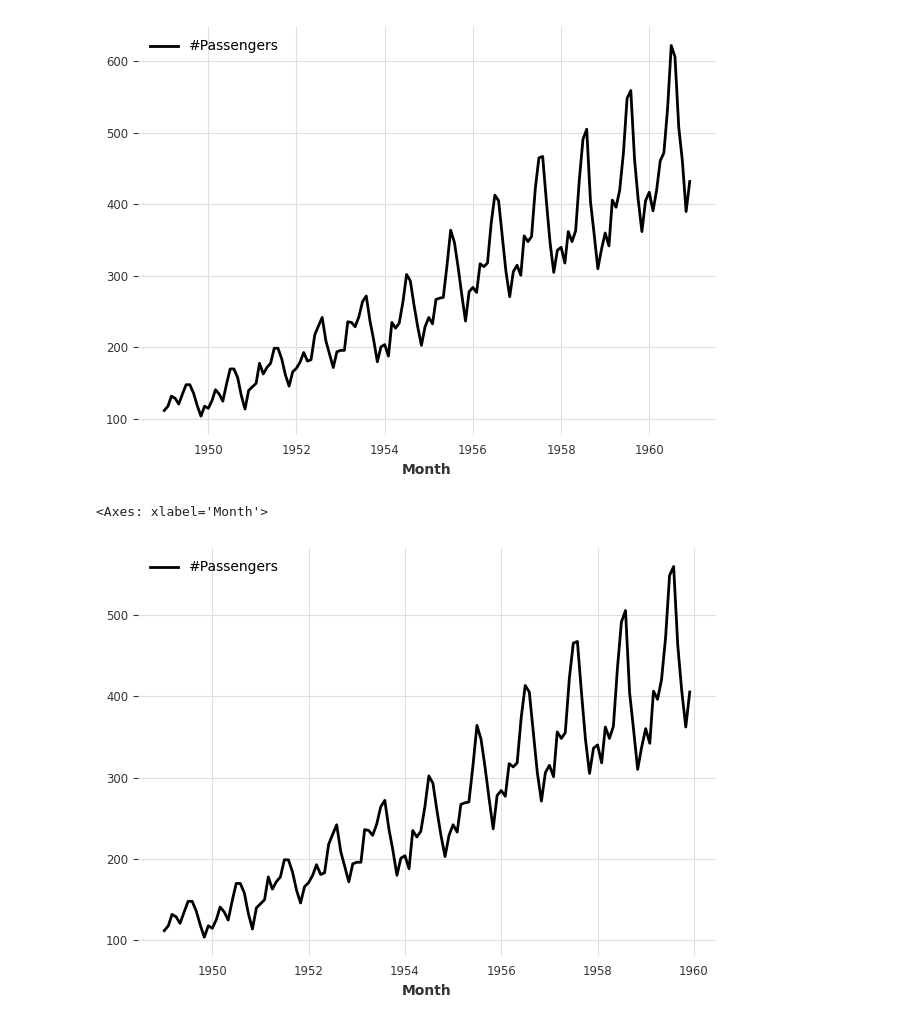
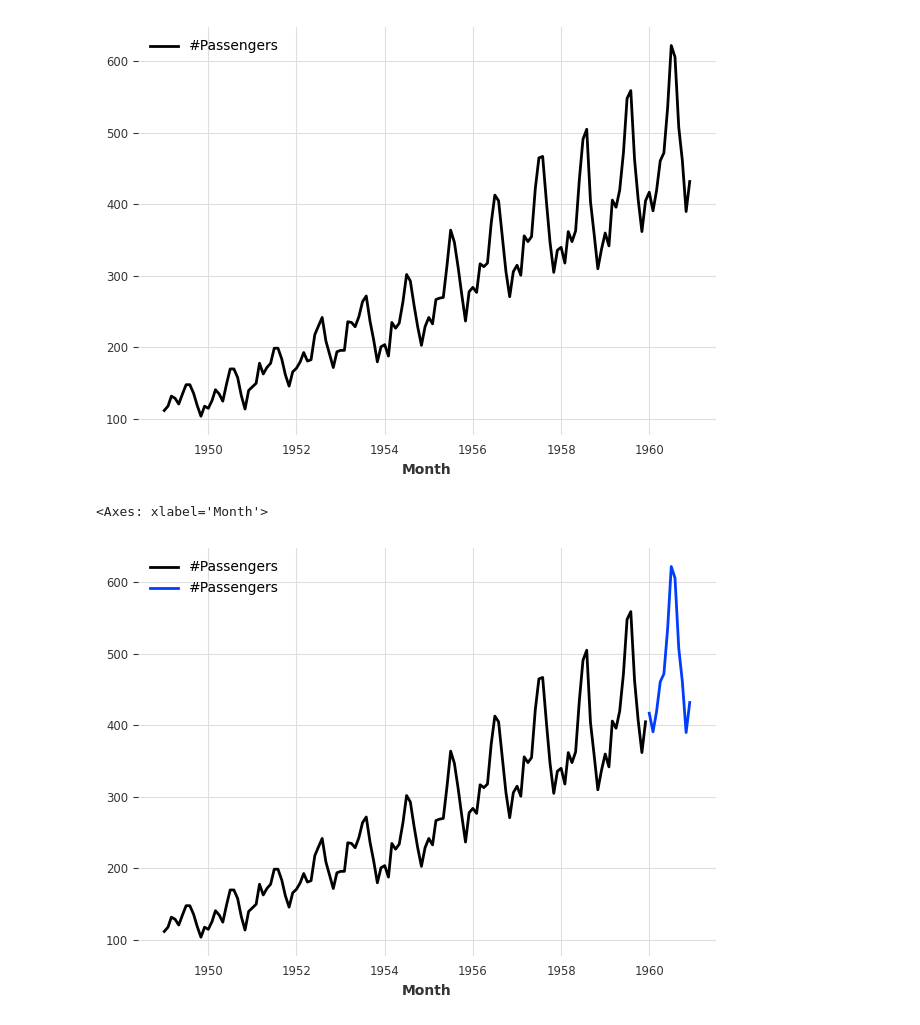
Before and after one commit to MiguelPuntoEs/ufm-python-for-finance, a Jupyter notebook: 12 Series temporales.ipynb, the cells around one changed output. Saved outputs shown, nothing was run; the diff lists cells and outputs as text; code cells hidden in the pictures.

Commit message:
feat: add time series models

```diff
--- a/12 Series temporales.ipynb
+++ b/12 Series temporales.ipynb
@@ -16,7 +16,8 @@ series.plot()
 # %%
 series_train, series_test = series.split_before(pd.Timestamp('1960'))
 
 series_train.plot()
+series_test.plot()
 # %% [output]
 <Axes: xlabel='Month'>
-[figure, old version]
+[figure, new version]
```
Also changed, not shown: parts of 11 cells of this notebook.
